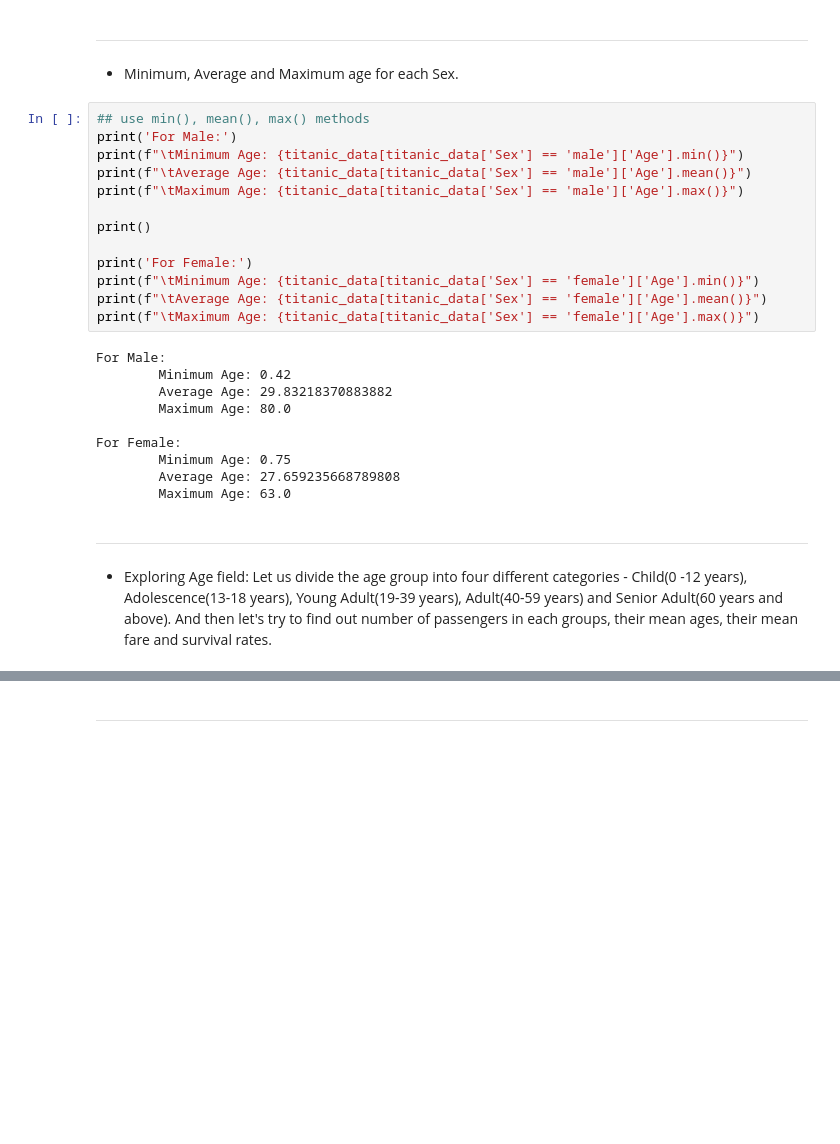
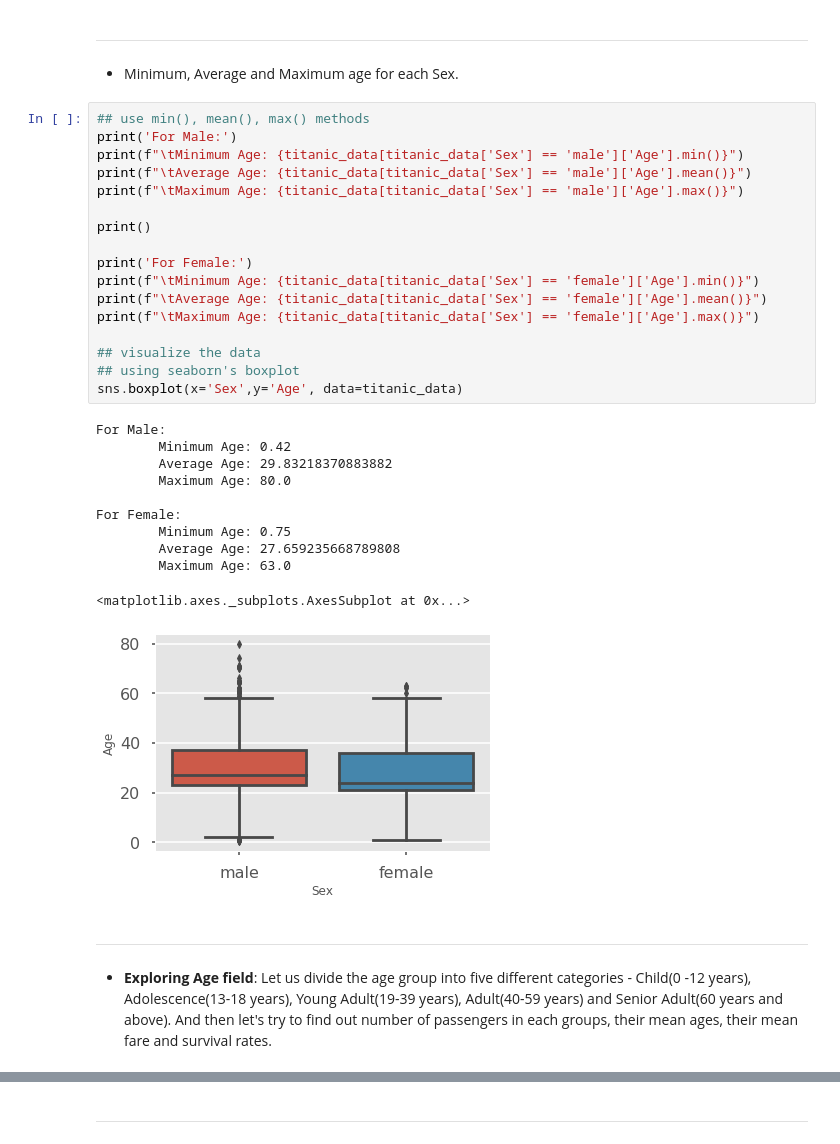
Before and after one commit to Slothfulwave612/Titanic-Disaster, a Jupyter notebook: Titanic_Disaster.ipynb, the cells around one changed output, grey strips where cells are left out. Saved outputs shown, nothing was run; the diff lists cells and outputs as text; blank space fills up the shorter version.

```diff
--- a/Titanic_Disaster.ipynb
+++ b/Titanic_Disaster.ipynb
@@ -608,29 +625,35 @@ Name: Age, dtype: float64
 # %%
 ## use min(), mean(), max() methods
 print('For Male:')
 print(f"\tMinimum Age: {titanic_data[titanic_data['Sex'] == 'male']['Age'].min()}")
 print(f"\tAverage Age: {titanic_data[titanic_data['Sex'] == 'male']['Age'].mean()}")
 print(f"\tMaximum Age: {titanic_data[titanic_data['Sex'] == 'male']['Age'].max()}")
 
 print()
 
 print('For Female:')
 print(f"\tMinimum Age: {titanic_data[titanic_data['Sex'] == 'female']['Age'].min()}")
 print(f"\tAverage Age: {titanic_data[titanic_data['Sex'] == 'female']['Age'].mean()}")
 print(f"\tMaximum Age: {titanic_data[titanic_data['Sex'] == 'female']['Age'].max()}")
+
+## visualize the data
+## using seaborn's boxplot
+sns.boxplot(x='Sex',y='Age', data=titanic_data)
 # %% [output]
 For Male:
         Minimum Age: 0.42
         Average Age: 29.83218370883882
         Maximum Age: 80.0
 
 For Female:
         Minimum Age: 0.75
         Average Age: 27.659235668789808
         Maximum Age: 63.0
+<matplotlib.axes._subplots.AxesSubplot at 0x...>
+[figure, added]
+# %% [markdown]
+---
 # %% [markdown]
----
-
-* Exploring Age field: Let us divide the age group into four different categories - Child(0 -12 years), Adolescence(13-18 years), Young Adult(19-39 years), Adult(40-59 years) and Senior Adult(60 years and above). And then let's try to find out number of passengers in each groups, their mean ages, their mean fare and survival rates.
+* **Exploring Age field**: Let us divide the age group into five different categories - Child(0 -12 years), Adolescence(13-18 years), Young Adult(19-39 years), Adult(40-59 years) and Senior Adult(60 years and above). And then let's try to find out number of passengers in each groups, their mean ages, their mean fare and survival rates.
 # %%
 ## function will return number of passengers, their mean ages, mean fare and survival rate for each age group.
```
Also changed, not shown: parts of 12 cells of this notebook.
